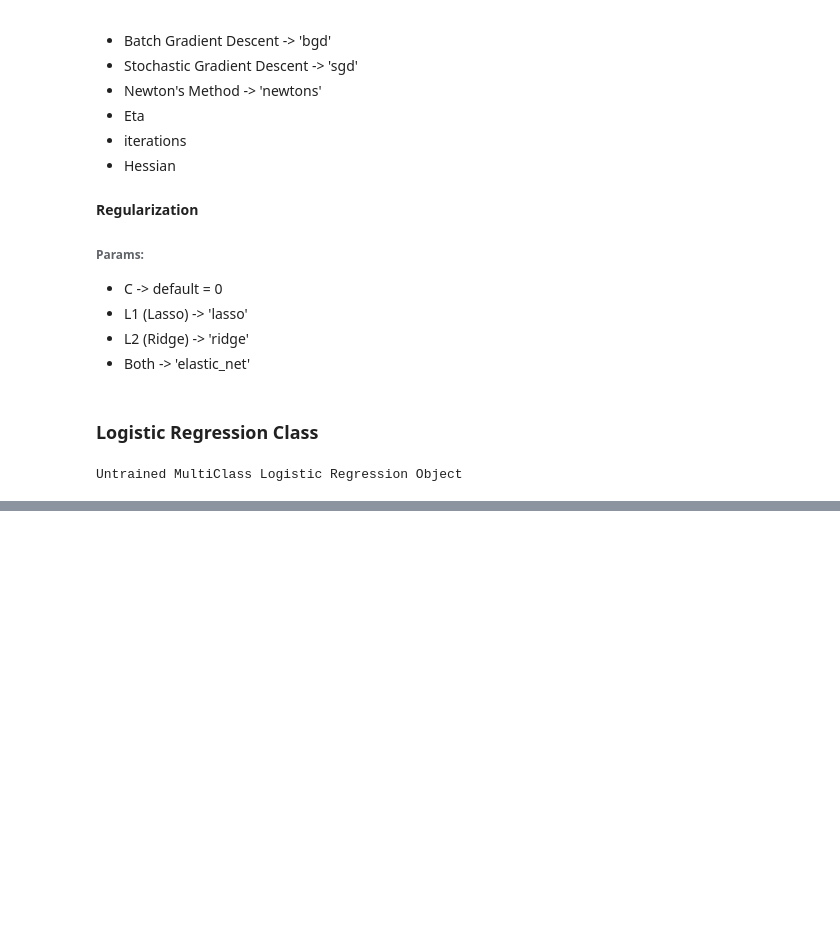
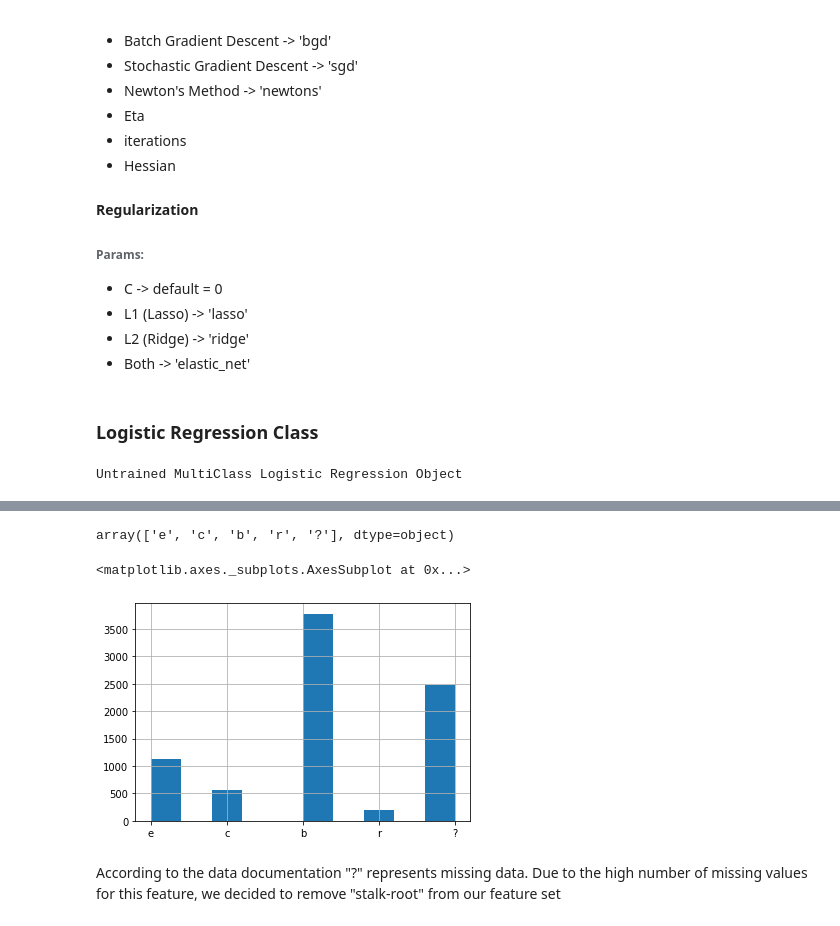
Before and after one commit to elilaird/CS7324-MachineLearning-Labs, a Jupyter notebook: Lab3/Lab_3_Extending_Logistic_Regression.ipynb, the cells around one changed output, grey strips where cells are left out. Drawn from its saved outputs; the diff is of its cells as text; code cells hidden in the pictures; blank space fills up the shorter version.

```diff
--- a/Lab3/Lab_3_Extending_Logistic_Regression.ipynb
+++ b/Lab3/Lab_3_Extending_Logistic_Regression.ipynb
@@ -172,0 +204,26 @@ Untrained MultiClass Logistic Regression Object
+# %%
+column_names = ['class',
+                'cap-shape',
+                'cap-surface',
+                'cap-color',
+                'bruises',
+                'odor',
+                'gill-attachment',
+                'gill-spacing',
+                'gill-size',
+                'gill-color',
+                'stalk-shape',
+                'stalk-root',
+                'stalk-surface-above-ring',
+                'stalk-surface-below-ring',
+                'stalk-color-above-ring',
+                'stalk-color-below-ring',
+                'veil-type',
+                'veil-color',
+                'ring-number',
+                'ring-type',
+                'spore-print-color',
+                'population',
+                'habitat']
+
+mushrooms = pd.read_csv('data/agaricus-lepiota.data', header=None, names=column_names)
@@ -172,0 +239,11 @@ Untrained MultiClass Logistic Regression Object
+# %%
+mushrooms['stalk-root'].unique()
+# %% [output]
+array(['e', 'c', 'b', 'r', '?'], dtype=object)
+# %%
+mushrooms['stalk-root'].hist()
+# %% [output]
+<matplotlib.axes._subplots.AxesSubplot at 0x...>
+[figure, added]
+# %% [markdown]
+According to the data documentation "?" represents missing data. Due to the high number of missing values for this feature, we decided to remove "stalk-root" from our feature set
```
Also changed, not shown: parts of 20 cells of this notebook.
